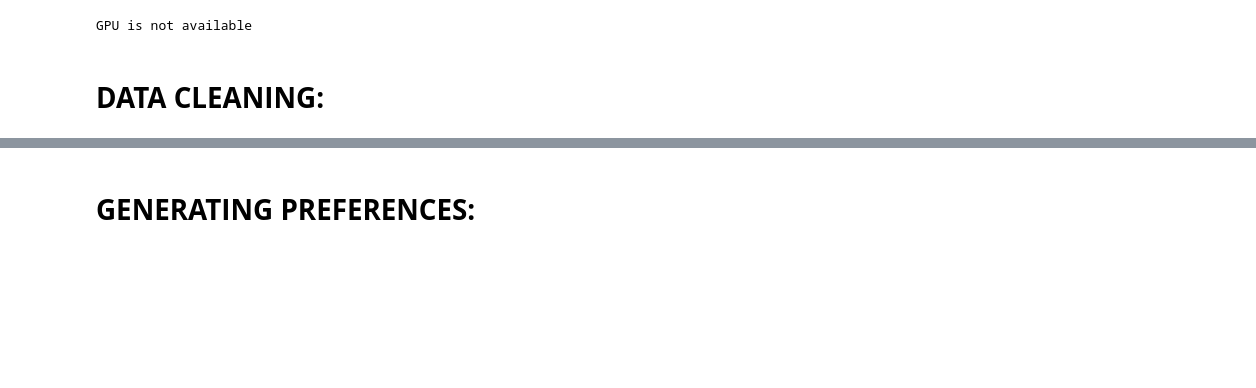
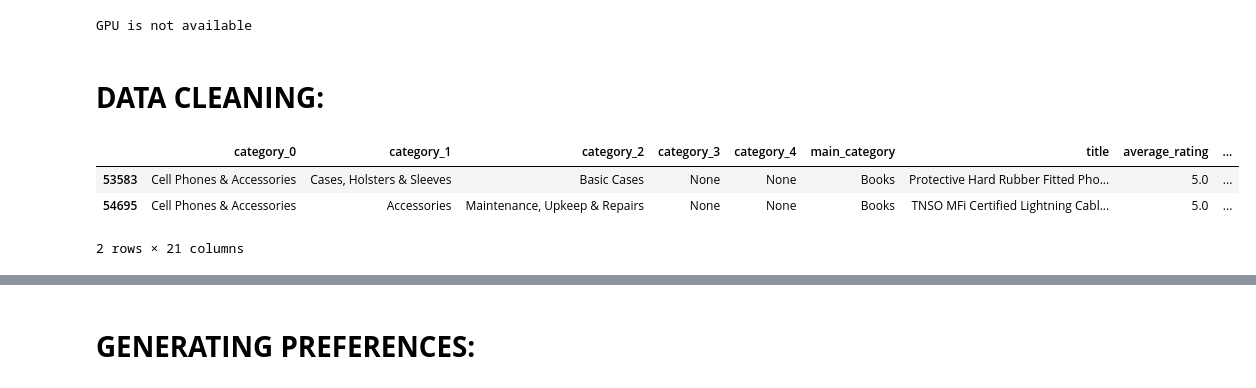
Before and after one commit to zainthecoder/opinionconv-refactor, a Jupyter notebook: Script.ipynb, the cells around one changed output, grey strips where cells are left out. Cells and saved outputs as stored; diff of their text form; code cells hidden in the pictures; blank space fills up the shorter version.

```diff
--- a/Script.ipynb
+++ b/Script.ipynb
@@ -75,15 +73,0 @@ Error:
-# %%
-path_metaData_cellPhones = './meta_Cell_Phones_and_Accessories.json.gz'
-data_metaData_cellPhones = parse(path_metaData_cellPhones)
-df_metaData_raw_cellPhones = pd.DataFrame.from_dict(data_metaData_cellPhones)
-df_metaData_raw_cellPhones.head(2)
-
-# Select the first 20 rows
-df_first_20 = df_metaData_raw_cellPhones.head(20)
-
-# Convert the selected rows to JSON format
-json_data_first_20 = df_first_20.to_json(orient='records', lines=True)
-
-# Save to a new JSON file
-with open('small_cellPhones_meta.jsonl', 'w') as f:
-    f.write(json_data_first_20)
@@ -110,6 +99,31 @@ else:
 GPU is not available
 # %% [markdown]
 # **DATA CLEANING:**
+# %%
+# Filter items with less than 6 categories & Split column of lists into multiple columns
+df_metaData_raw_cellPhones_c1 = df_metaData_raw_cellPhones[df_metaData_raw_cellPhones.categories.map(len) < 6 ]
+df_categories_cellPhones = pd.DataFrame(df_metaData_raw_cellPhones_c1['categories'].values.tolist()).add_prefix('category_')
+
+df_metaData_concat_cellPhones = pd.concat([df_categories_cellPhones.reset_index(drop=True), df_metaData_raw_cellPhones_c1.reset_index(drop=True)], axis=1)
+
+# Remove items without price
+price_df_metaData_cellPhones = df_metaData_concat_cellPhones[df_metaData_concat_cellPhones.price != '']
+# Remove items with wrong extracted price
+price_df_metaData_cellPhones = price_df_metaData_cellPhones[price_df_metaData_cellPhones.price.str.len() < 9]
+# Remove dollar ($) sign for sorting
+df_metaData_concat_cellPhones['price'] = df_metaData_concat_cellPhones['price'].astype(str)
+
+# Remove duplicates
+subset = ['category_0', 'category_1', 'category_2', 'category_3', 'main_category', 'title', 'average_rating', 'rating_number', 'features', 'description', 'price', 'images', 'videos', 'store', 'categories', 'details', 'parent_asin', 'bought_together', 'subtitle', 'author']
+
+
+df_metaData_cellPhones = price_df_metaData_cellPhones.loc[price_df_metaData_cellPhones.astype(str).drop_duplicates(subset=subset, keep='first', inplace=False).index]
+df_metaData_cellPhones.head(2)
+# %% [output]
+|  | category_0 | category_1 | category_2 | category_3 | category_4 | main_category | title | average_rating | ... |
+| 53583 | Cell Phones & Accessories | Cases, Holsters & Sleeves | Basic Cases | None | None | Books | Protective Hard Rubber Fitted Pho... | 5.0 | ... |
+| 54695 | Cell Phones & Accessories | Accessories | Maintenance, Upkeep & Repairs | None | None | Books | TNSO MFi Certified Lightning Cabl... | 5.0 | ... |
+2 rows × 21 columns
 # %%
 # Adding numnber of reviews
 reviews_for_cellPhones = df_review_cellPhones.loc[df_review_cellPhones['asin'].isin(Cell_Phones_df.asin.unique())]
```
Also changed, not shown: parts of 5 cells of this notebook.
